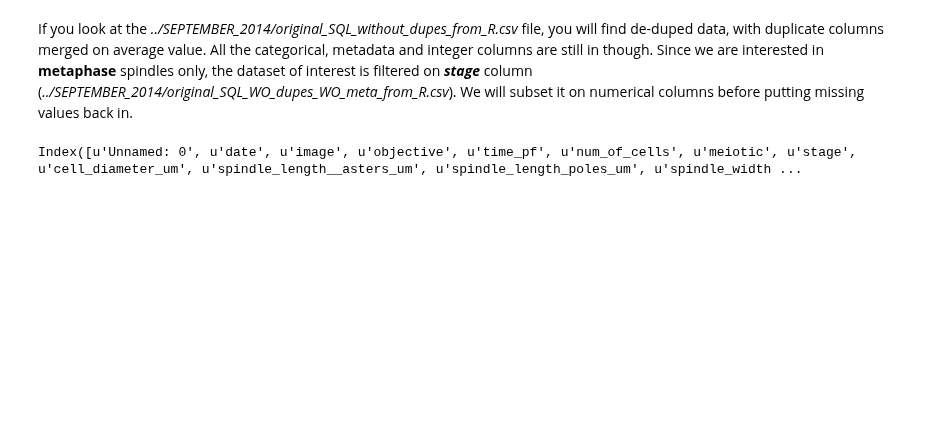
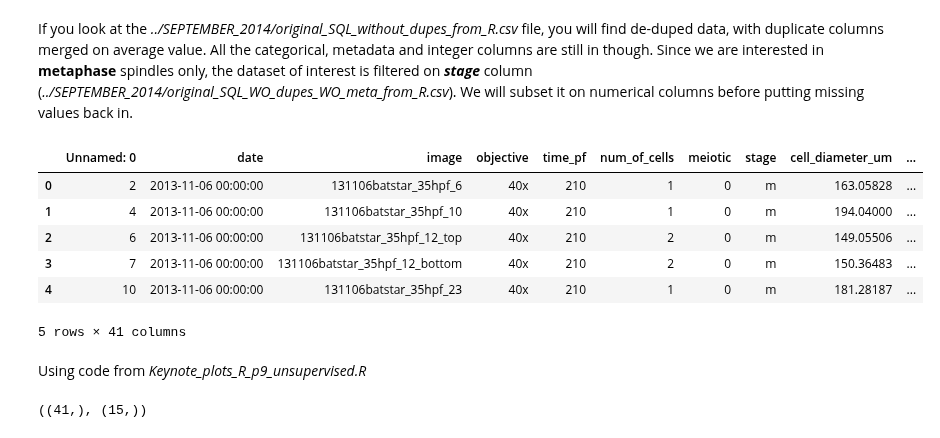
Before and after one commit to emmaggie/SPINDLE_ZOO, a Jupyter notebook: SEPTEMBER_2014/A_Marina_spindle_zoo_part7_missing_data.ipynb, the cells around one changed output. Drawn from its saved outputs; the diff is of its cells as text; code cells hidden in the pictures; blank space fills up the shorter version.

```diff
--- a/SEPTEMBER_2014/A_Marina_spindle_zoo_part7_missing_data.ipynb
+++ b/SEPTEMBER_2014/A_Marina_spindle_zoo_part7_missing_data.ipynb
@@ -20,4 +24,16 @@ import shlex
 # %% [markdown]
 If you look at the *../SEPTEMBER_2014/original_SQL_without_dupes_from_R.csv* file, you will find de-duped data, with duplicate columns merged on average value. All the categorical, metadata and integer columns are still in though. Since we are interested in **metaphase** spindles only, the dataset of interest is filtered on ***stage*** column (*../SEPTEMBER_2014/original_SQL_WO_dupes_WO_meta_from_R.csv*). We will subset it on numerical columns before putting missing values back in.
 # %%
-input_df=pd.read_csv('../SEPTEMBER_2014/original_SQL_WO_dupes_WO_meta_from_R.csv')
+input_df=pd.read_csv('../SEPTEMBER_2014/original_SQL_metaphase_only_from_R.csv')
+# %%
+input_df.head() #unnamed is 'row name in the R df'
+# %% [output]
+|  | Unnamed: 0 | date | image | objective | time_pf | num_of_cells | meiotic | stage | cell_diameter_um | ... |
+| 0 | 2 | 2013-11-06 00:00:00 | 131106batstar_35hpf_6 | 40x | 210 | 1 | 0 | m | 163.05828 | ... |
+| 1 | 4 | 2013-11-06 00:00:00 | 131106batstar_35hpf_10 | 40x | 210 | 1 | 0 | m | 194.04000 | ... |
+| 2 | 6 | 2013-11-06 00:00:00 | 131106batstar_35hpf_12_top | 40x | 210 | 2 | 0 | m | 149.05506 | ... |
+| 3 | 7 | 2013-11-06 00:00:00 | 131106batstar_35hpf_12_bottom | 40x | 210 | 2 | 0 | m | 150.36483 | ... |
+| 4 | 10 | 2013-11-06 00:00:00 | 131106batstar_35hpf_23 | 40x | 210 | 1 | 0 | m | 181.28187 | ... |
+5 rows × 41 columns
+# %% [markdown]
+Using code from *Keynote_plots_R_p9_unsupervised.R*
@@ -24,4 +46,4 @@ input_df=pd.read_csv('../SEPTEMBER_2014/original_SQL_WO_dupes_WO_meta_from_R.csv
 # %%
-input_df.columns
+input_df.columns.shape, continuous_vars.shape
 # %% [output]
-Index([u'Unnamed: 0', u'date', u'image', u'objective', u'time_pf', u'num_of_cells', u'meiotic', u'stage', u'cell_diameter_um', u'spindle_length__asters_um', u'spindle_length_poles_um', u'spindle_width ...
+((41,), (15,))
```
Also changed, not shown: parts of 19 cells of this notebook, 6 other files.
